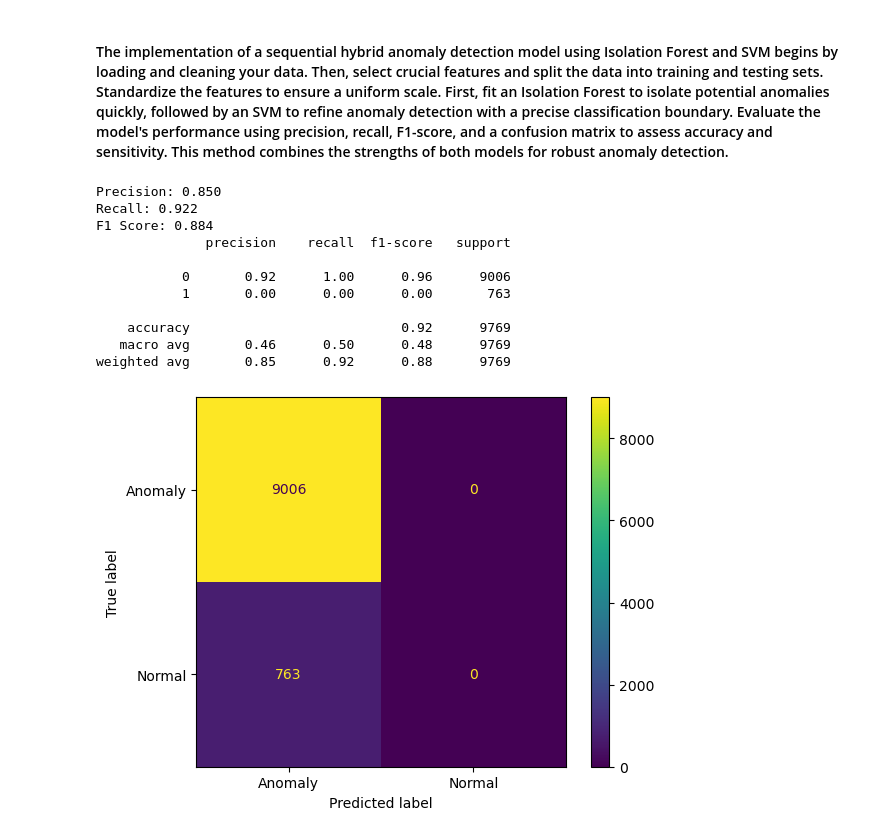
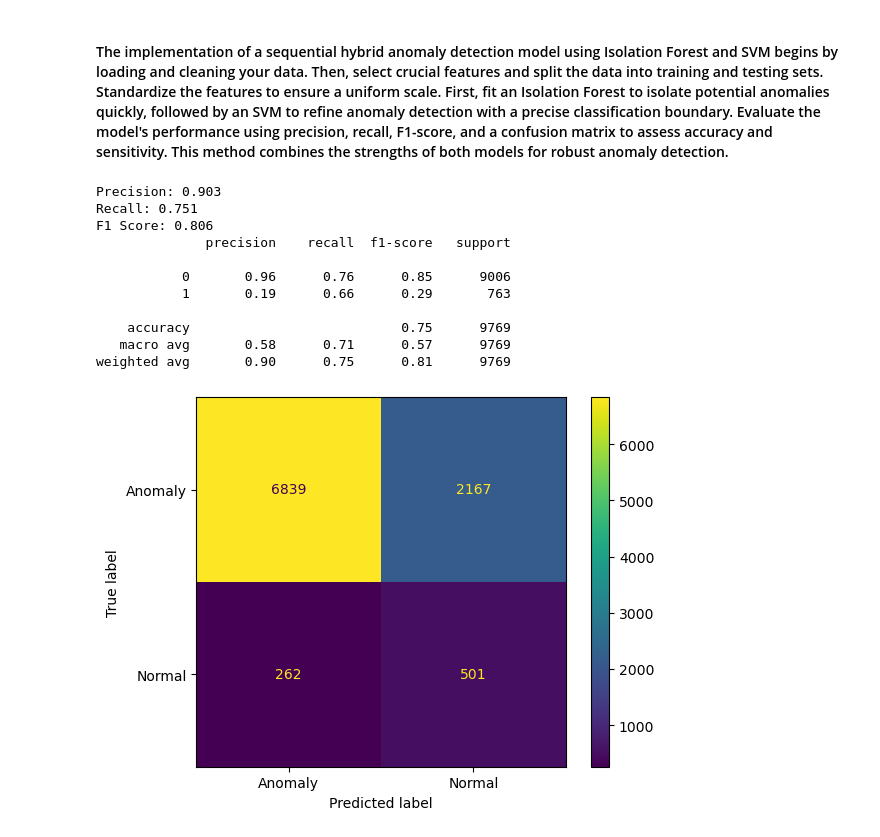
Before and after one commit to sebhatgg/DSE, a Jupyter notebook: Census_IsolationForest_SVM_Final.ipynb, the cells around one changed output. Drawn from its saved outputs; the diff is of its cells as text; code cells hidden in the pictures.

```diff
--- a/Census_IsolationForest_SVM_Final.ipynb
+++ b/Census_IsolationForest_SVM_Final.ipynb
@@ -16,7 +16,7 @@ from sklearn.svm import OneClassSVM
 from sklearn.preprocessing import LabelEncoder
 # %%
 
-def hybrid_anomaly_detection():
+def hybrid_iso_svm():
     # Load the dataset
     data = pd.read_csv('adultdata.csv')
 
@@ -58,48 +58,47 @@ def hybrid_anomaly_detection():
     y_train_normal = y_train[normal_indices]
 
     # Train SVM on the filtered normal data
-    svm = SVC(kernel='rbf', gamma='auto')
+    #svm = SVC(kernel='rbf', gamma='auto',random_state=42)
+    svm = SVC(kernel='rbf', gamma='auto', class_weight='balanced', random_state=42)
+
     svm.fit(X_train_normal, y_train_normal)
 
     # Prepare test data by appending Isolation Forest predictions
     iso_preds_test = iso_forest.predict(X_test_scaled)
     X_test_scaled_with_pred = np.hstack((X_test_scaled, iso_preds_test.reshape(-1, 1)))
 
     # Predict using SVM on the test set
     svm_preds = svm.predict(X_test_scaled_with_pred[:, :-1])  # Exclude the appended Isolation Forest predictions
 
     # Evaluate the final outcome from SVM
     precision = precision_score(y_test, svm_preds, average='weighted', zero_division=0)
     recall = recall_score(y_test, svm_preds, average='weighted', zero_division=0)
     f1 = f1_score(y_test, svm_preds, average='weighted', zero_division=0)
 
     print(f'Precision: {precision:.3f}')
     print(f'Recall: {recall:.3f}')
     print(f'F1 Score: {f1:.3f}')
 
-
     print(classification_report(y_test, svm_preds))
-
 
     # Use a confusion matrix for visualization of the outcome
 
     cm = confusion_matrix(y_test, svm_preds, labels=[0, 1])
     disp = ConfusionMatrixDisplay(confusion_matrix=cm, display_labels=['Anomaly', 'Normal'])
     disp.plot()
     plt.show()
 
-
-hybrid_anomaly_detection()
+hybrid_iso_svm()
 # %% [output]
-Precision: 0.850
-Recall: 0.922
-F1 Score: 0.884
+Precision: 0.903
+Recall: 0.751
+F1 Score: 0.806
               precision    recall  f1-score   support
 
-           0       0.92      1.00      0.96      9006
-           1       0.00      0.00      0.00       763
+           0       0.96      0.76      0.85      9006
+           1       0.19      0.66      0.29       763
 
-    accuracy                           0.92      9769
-   macro avg       0.46      0.50      0.48      9769
-weighted avg       0.85      0.92      0.88      9769
+    accuracy                           0.75      9769
+   macro avg       0.58      0.71      0.57      9769
+weighted avg       0.90      0.75      0.81      9769
-[figure, old version]
+[figure, new version]
```
Also changed, not shown: 8 other files.
